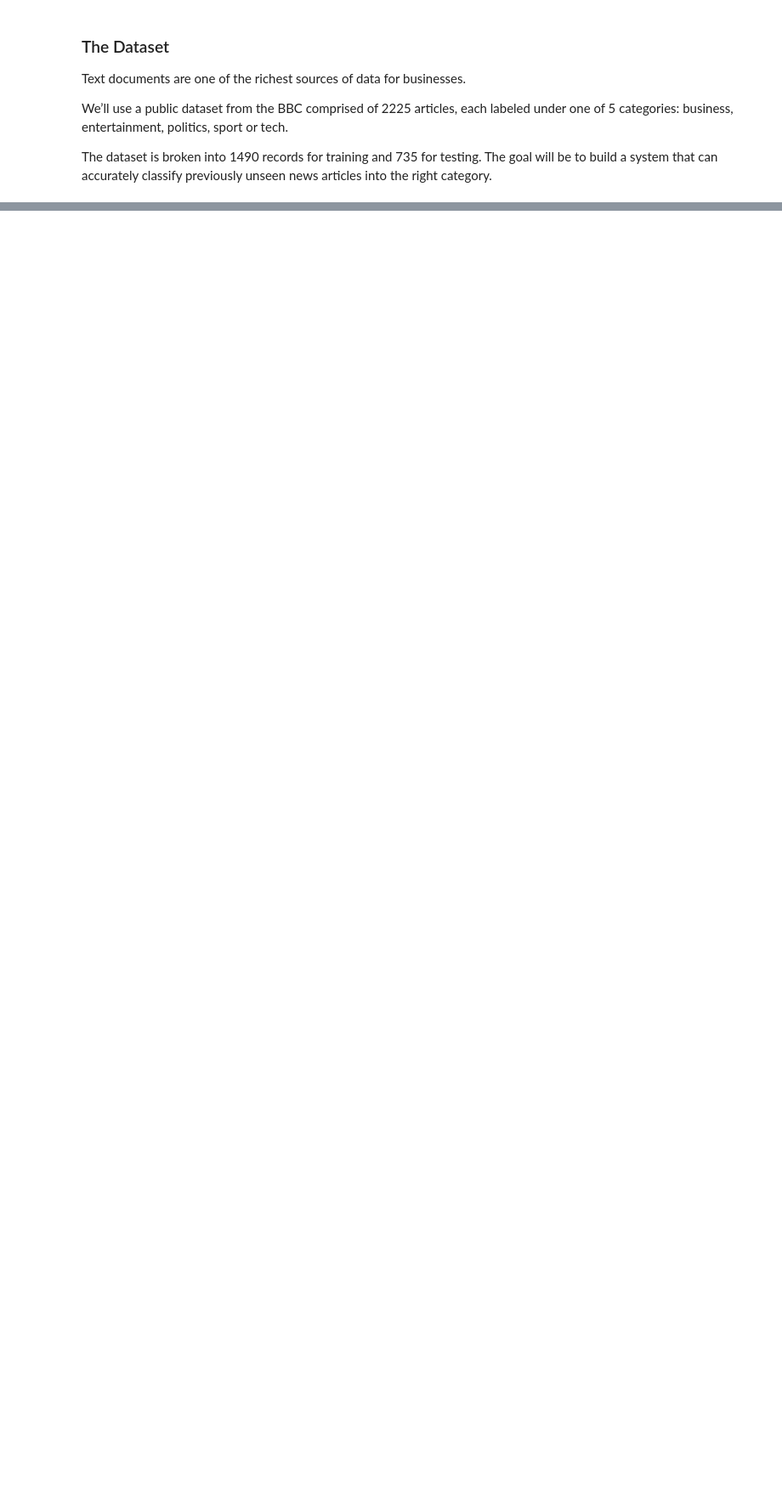
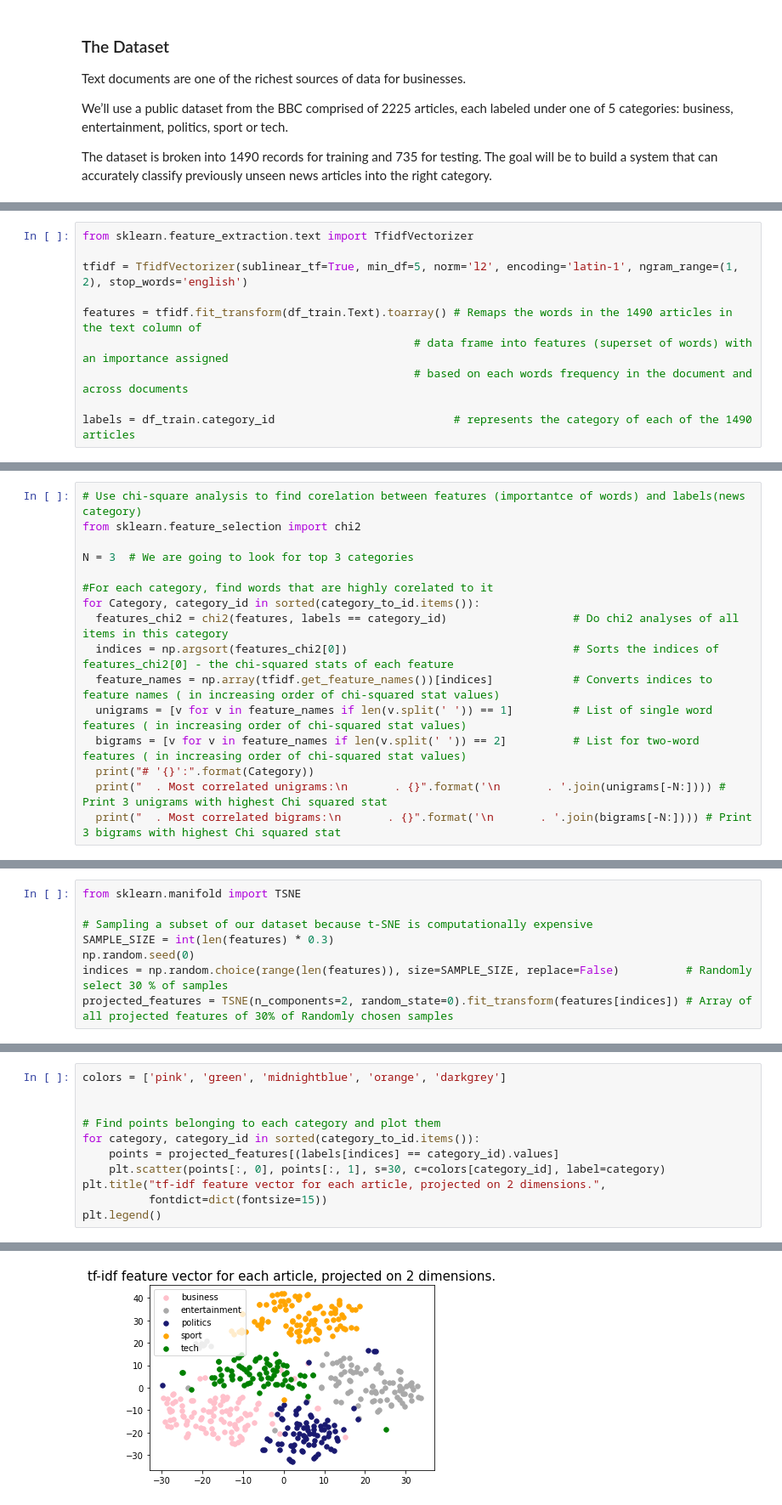
Before and after one commit to Dawit-1621/BBC-News-Classification, a Jupyter notebook: BBC_News_Classification.ipynb, the cells around one changed output, grey strips where cells are left out. Shown: that part at 85% size. Drawn from its saved outputs; the diff is of its cells as text; blank space fills up the shorter version.

Commit message:
This commit will update project file

```diff
--- a/BBC_News_Classification.ipynb
+++ b/BBC_News_Classification.ipynb
@@ -75,0 +113,10 @@ Name: category_id, dtype: int64
+# %%
+from sklearn.feature_extraction.text import TfidfVectorizer
+
+tfidf = TfidfVectorizer(sublinear_tf=True, min_df=5, norm='l2', encoding='latin-1', ngram_range=(1, 2), stop_words='english')
+
+features = tfidf.fit_transform(df_train.Text).toarray() # Remaps the words in the 1490 articles in the text column of
+                                                  # data frame into features (superset of words) with an importance assigned
+                                                  # based on each words frequency in the document and across documents
+
+labels = df_train.category_id                           # represents the category of each of the 1490 articles
@@ -75,0 +143,16 @@ Name: category_id, dtype: int64
+# %%
+# Use chi-square analysis to find corelation between features (importantce of words) and labels(news category)
+from sklearn.feature_selection import chi2
+
+N = 3  # We are going to look for top 3 categories
+
+#For each category, find words that are highly corelated to it
+for Category, category_id in sorted(category_to_id.items()):
+  features_chi2 = chi2(features, labels == category_id)                   # Do chi2 analyses of all items in this category
+  indices = np.argsort(features_chi2[0])                                  # Sorts the indices of features_chi2[0] - the chi-squared stats of each feature
+  feature_names = np.array(tfidf.get_feature_names())[indices]            # Converts indices to feature names ( in increasing order of chi-squared stat values)
+  unigrams = [v for v in feature_names if len(v.split(' ')) == 1]         # List of single word features ( in increasing order of chi-squared stat values)
+  bigrams = [v for v in feature_names if len(v.split(' ')) == 2]          # List for two-word features ( in increasing order of chi-squared stat values)
+  print("# '{}':".format(Category))
+  print("  . Most correlated unigrams:\n       . {}".format('\n       . '.join(unigrams[-N:]))) # Print 3 unigrams with highest Chi squared stat
+  print("  . Most correlated bigrams:\n       . {}".format('\n       . '.join(bigrams[-N:]))) # Print 3 bigrams with highest Chi squared stat
@@ -75,0 +184,8 @@ Name: category_id, dtype: int64
+# %%
+from sklearn.manifold import TSNE
+
+# Sampling a subset of our dataset because t-SNE is computationally expensive
+SAMPLE_SIZE = int(len(features) * 0.3)
+np.random.seed(0)
+indices = np.random.choice(range(len(features)), size=SAMPLE_SIZE, replace=False)          # Randomly select 30 % of samples
+projected_features = TSNE(n_components=2, random_state=0).fit_transform(features[indices]) # Array of all projected features of 30% of Randomly chosen samples
@@ -75,0 +217,12 @@ Name: category_id, dtype: int64
+# %%
+colors = ['pink', 'green', 'midnightblue', 'orange', 'darkgrey']
+
+
+# Find points belonging to each category and plot them
+for category, category_id in sorted(category_to_id.items()):
+    points = projected_features[(labels[indices] == category_id).values]
+    plt.scatter(points[:, 0], points[:, 1], s=30, c=colors[category_id], label=category)
+plt.title("tf-idf feature vector for each article, projected on 2 dimensions.",
+          fontdict=dict(fontsize=15))
+plt.legend()
+# %% [output]
@@ -75,0 +230 @@ Name: category_id, dtype: int64
+[figure, added]
```
Also changed, not shown: parts of 31 cells of this notebook, 1 other file.
